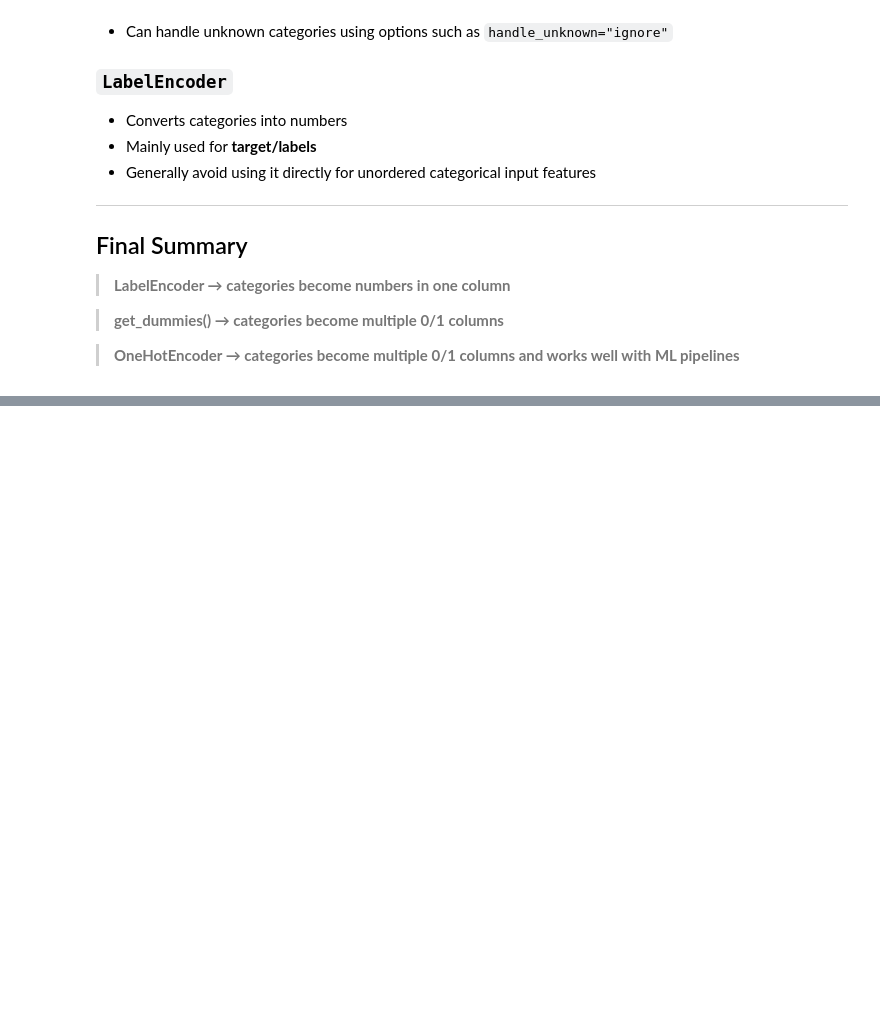
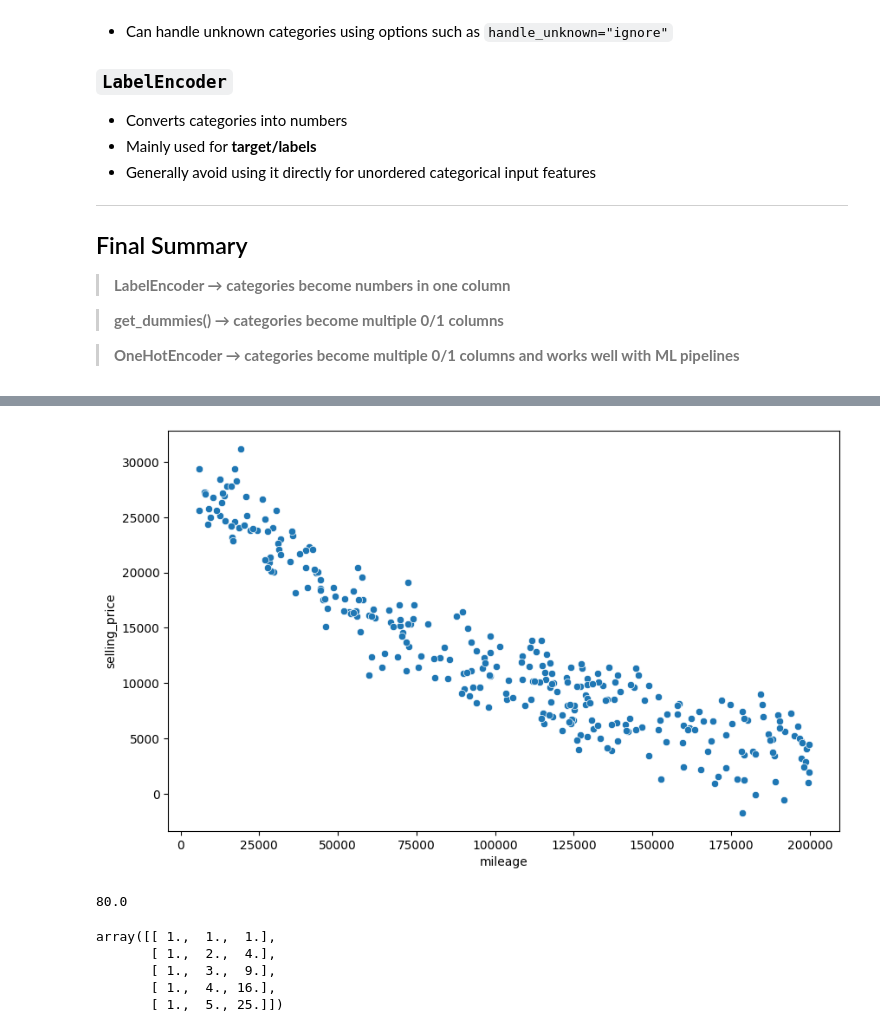
Before and after one commit to ThirumaleshV/AIE, a Jupyter notebook: ML/_1_Supervised_regression.ipynb, the cells around one changed output, grey strips where cells are left out. Cells and saved outputs as stored; diff of their text form; code cells hidden in the pictures; blank space fills up the shorter version.

```diff
--- a/ML/_1_Supervised_regression.ipynb
+++ b/ML/_1_Supervised_regression.ipynb
@@ -1730,0 +1867,4 @@ But it is a **scikit-learn preprocessing tool**, so it is especially useful in *
+# %%
+import pandas as pd
+df = pd.read_csv(r"..\Datasets\car_prices.csv")
+df
@@ -1730,0 +1885,33 @@ But it is a **scikit-learn preprocessing tool**, so it is especially useful in *
+# %%
+import seaborn as sns
+import matplotlib.pyplot as plt
+
+plt.figure(figsize=(10,6))
+sns.scatterplot(data=df,x="mileage",y="selling_price")
+plt.show()
+# %% [output]
+[figure, added]
+# %%
+from sklearn.model_selection import train_test_split
+
+x=df[["mileage"]]
+y=df["selling_price"]
+
+x_train,x_test,y_train,y_test=train_test_split(x,y,test_size=.2,random_state=1)
+
+print(round(x_train.shape[0]/df.shape[0]*100,2))
+# %% [output]
+80.0
+# %%
+from sklearn.preprocessing import PolynomialFeatures
+
+poly = PolynomialFeatures(degree=2)  # You can adjust the degree based on model performance
+import numpy as np
+poly.fit_transform(np.array([[1], [2], [3], [4],[5]]))  # Example input for fitting
+# first column is bias term x raise to the power of 0, second column is x, third column is x^2
+# %% [output]
+array([[ 1.,  1.,  1.],
+       [ 1.,  2.,  4.],
+       [ 1.,  3.,  9.],
+       [ 1.,  4., 16.],
+       [ 1.,  5., 25.]])
```
Also changed, not shown: parts of 36 cells of this notebook.
